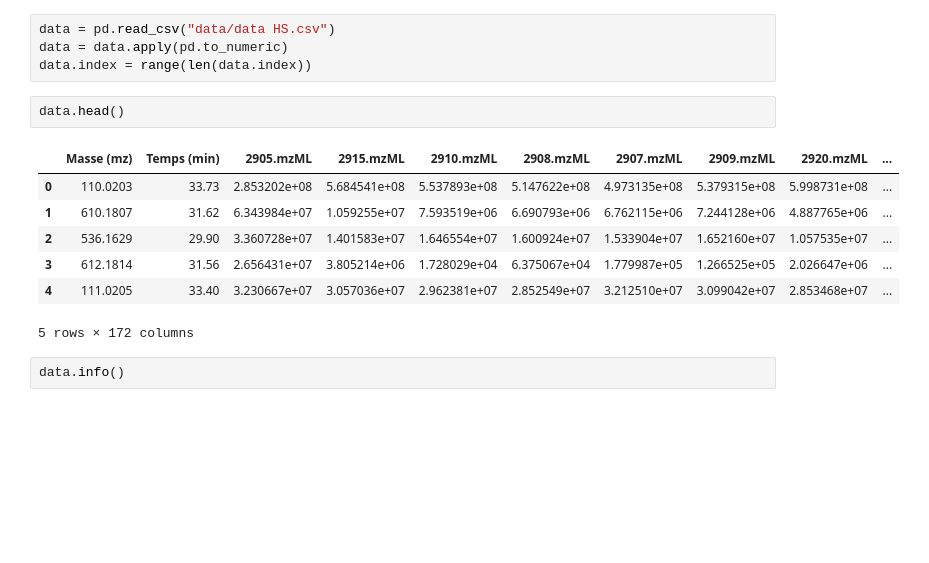
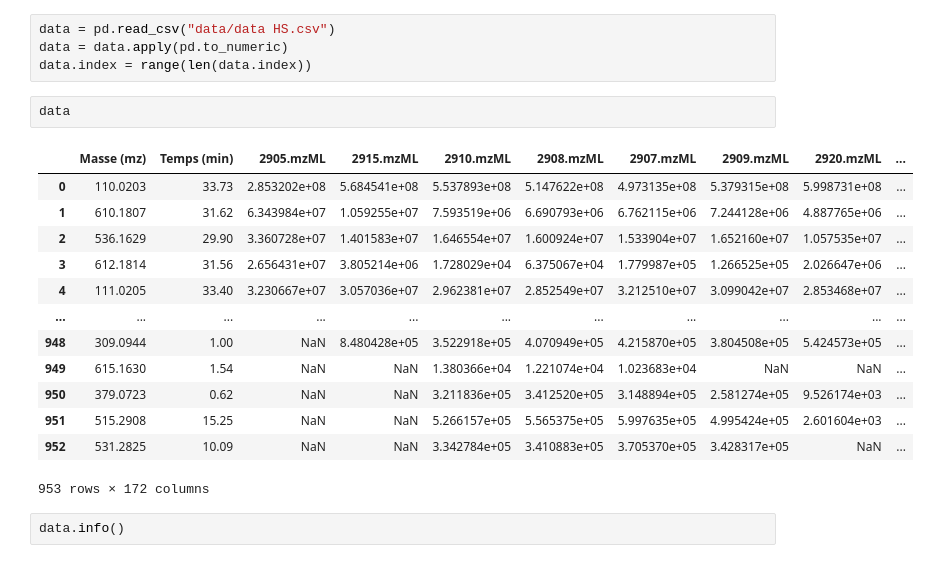
Before and after one commit to VincentEnOptionRV/somicor, a Jupyter notebook: Graphiques.ipynb, the cells around one changed output. Cells and saved outputs as stored; diff of their text form; blank space fills up the shorter version.

```diff
--- a/Graphiques.ipynb
+++ b/Graphiques.ipynb
@@ -8,15 +8,21 @@ data = pd.read_csv("data/data HS.csv")
 data = data.apply(pd.to_numeric)
 data.index = range(len(data.index))
 # %%
-data.head()
+data
 # %% [output]
 |  | Masse (mz) | Temps (min) | 2905.mzML | 2915.mzML | 2910.mzML | 2908.mzML | 2907.mzML | 2909.mzML | 2920.mzML | ... |
 | 0 | 110.0203 | 33.73 | 2.853202e+08 | 5.684541e+08 | 5.537893e+08 | 5.147622e+08 | 4.973135e+08 | 5.379315e+08 | 5.998731e+08 | ... |
 | 1 | 610.1807 | 31.62 | 6.343984e+07 | 1.059255e+07 | 7.593519e+06 | 6.690793e+06 | 6.762115e+06 | 7.244128e+06 | 4.887765e+06 | ... |
 | 2 | 536.1629 | 29.90 | 3.360728e+07 | 1.401583e+07 | 1.646554e+07 | 1.600924e+07 | 1.533904e+07 | 1.652160e+07 | 1.057535e+07 | ... |
 | 3 | 612.1814 | 31.56 | 2.656431e+07 | 3.805214e+06 | 1.728029e+04 | 6.375067e+04 | 1.779987e+05 | 1.266525e+05 | 2.026647e+06 | ... |
 | 4 | 111.0205 | 33.40 | 3.230667e+07 | 3.057036e+07 | 2.962381e+07 | 2.852549e+07 | 3.212510e+07 | 3.099042e+07 | 2.853468e+07 | ... |
+| ... | ... | ... | ... | ... | ... | ... | ... | ... | ... | ... |
+| 948 | 309.0944 | 1.00 | NaN | 8.480428e+05 | 3.522918e+05 | 4.070949e+05 | 4.215870e+05 | 3.804508e+05 | 5.424573e+05 | ... |
+| 949 | 615.1630 | 1.54 | NaN | NaN | 1.380366e+04 | 1.221074e+04 | 1.023683e+04 | NaN | NaN | ... |
+| 950 | 379.0723 | 0.62 | NaN | NaN | 3.211836e+05 | 3.412520e+05 | 3.148894e+05 | 2.581274e+05 | 9.526174e+03 | ... |
+| 951 | 515.2908 | 15.25 | NaN | NaN | 5.266157e+05 | 5.565375e+05 | 5.997635e+05 | 4.995424e+05 | 2.601604e+03 | ... |
+| 952 | 531.2825 | 10.09 | NaN | NaN | 3.342784e+05 | 3.410883e+05 | 3.705370e+05 | 3.428317e+05 | NaN | ... |
-5 rows × 172 columns
+953 rows × 172 columns
 # %%
 data.info()
 # %% [output]
```
Also changed, not shown: parts of 1 cell of this notebook, 2 other files.
